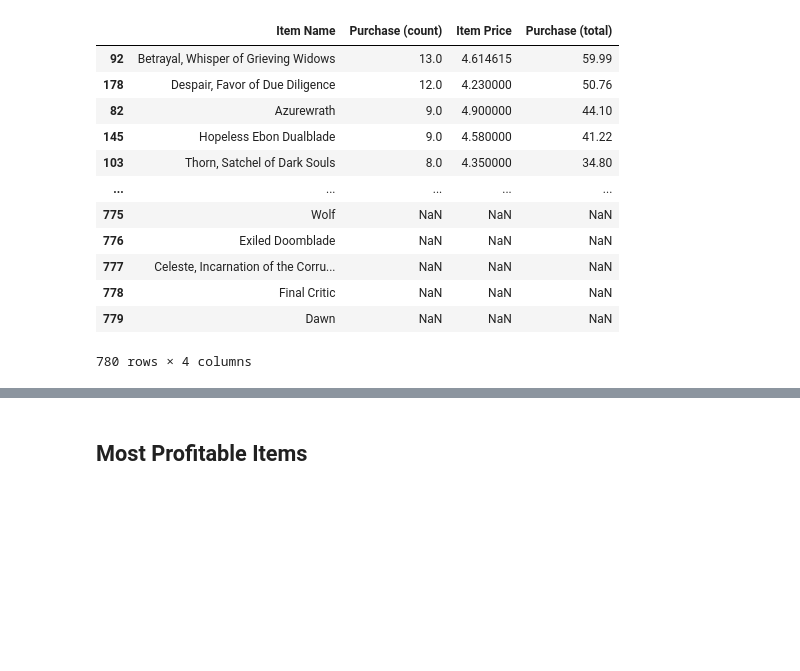
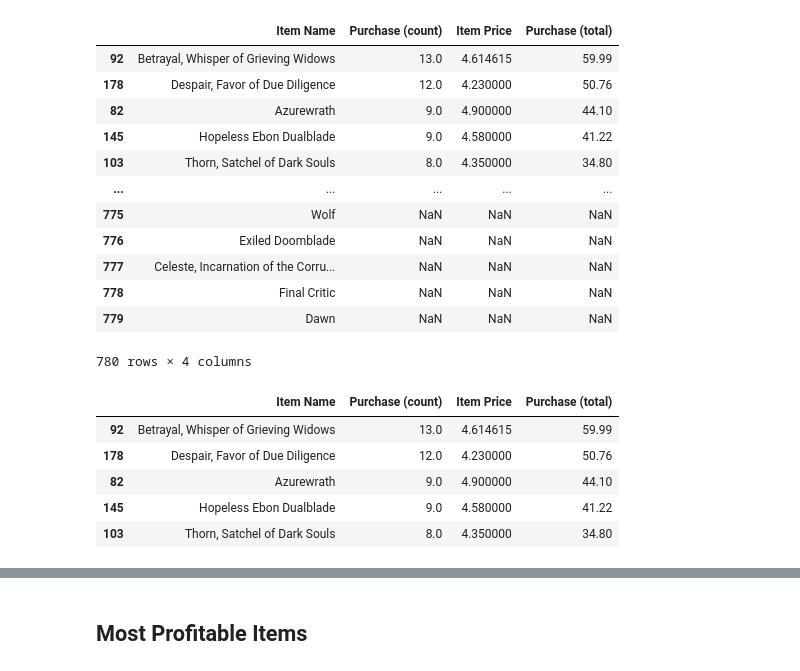
Before and after one commit to dianemarie-public/Online-Purchase-Analysis, a Jupyter notebook: HeroesOfPymoli/HeroesOfPymoli.ipynb, the cells around one changed output, grey strips where cells are left out. Saved outputs shown, nothing was run; the diff lists cells and outputs as text; code cells hidden in the pictures; blank space fills up the shorter version.

```diff
--- a/HeroesOfPymoli/HeroesOfPymoli.ipynb
+++ b/HeroesOfPymoli/HeroesOfPymoli.ipynb
@@ -771,8 +771,15 @@ items_df
 780 rows × 4 columns
 # %%
 # Top 5 players by purchase total
-top_5 = players_df.head(5)
+top_5 = items_df.head(5)
 top_5
+# %% [output]
+|  | Item Name | Purchase (count) | Item Price | Purchase (total) |
+| 92 | Betrayal, Whisper of Grieving Widows | 13.0 | 4.614615 | 59.99 |
+| 178 | Despair, Favor of Due Diligence | 12.0 | 4.230000 | 50.76 |
+| 82 | Azurewrath | 9.0 | 4.900000 | 44.10 |
+| 145 | Hopeless Ebon Dualblade | 9.0 | 4.580000 | 41.22 |
+| 103 | Thorn, Satchel of Dark Souls | 8.0 | 4.350000 | 34.80 |
 # %%
 # Format columns to currency
 top_5.style.format({
```
Also changed, not shown: parts of 1 cell of this notebook.
